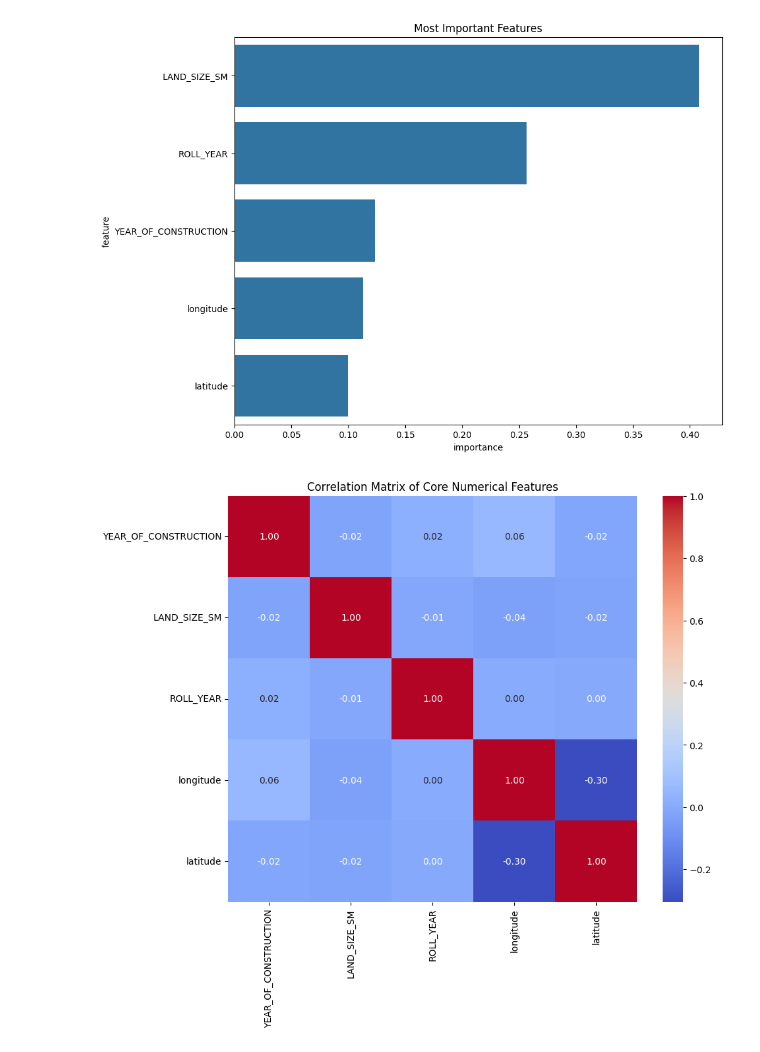
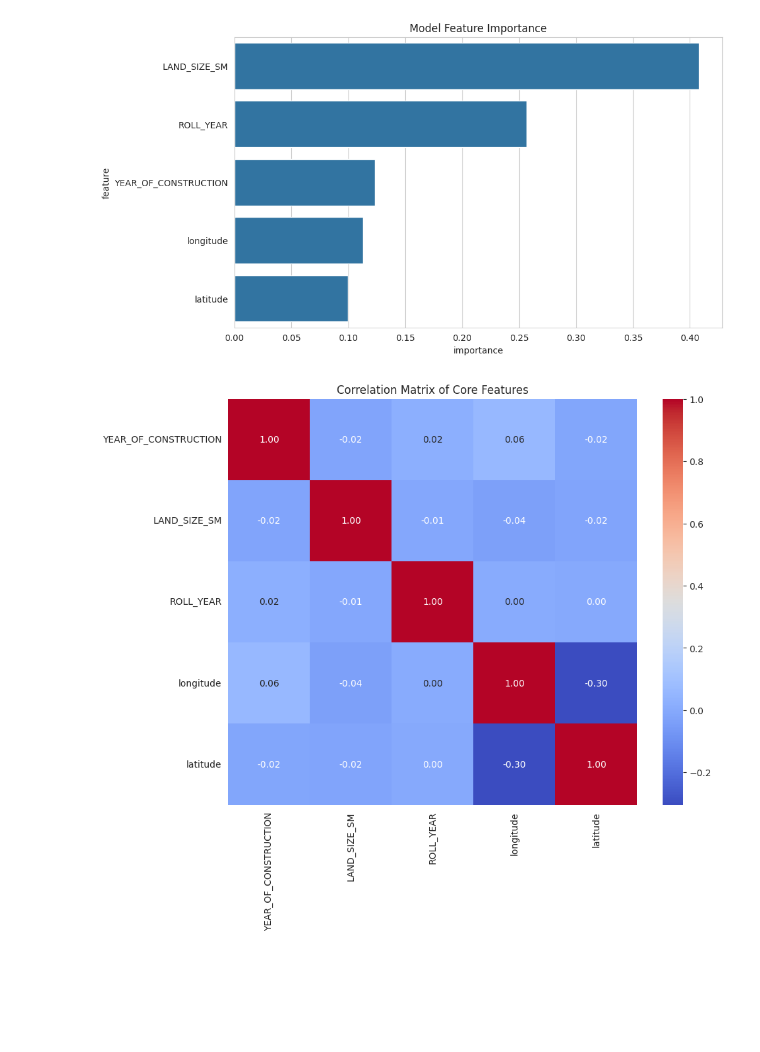
Before and after one commit to mikebaloun/Predicting-Calgary-Real-Estate-Property-Value, a Jupyter notebook: Predicting_Calgary_Property_Value.ipynb, the cells around one changed output. Cells and saved outputs as stored; diff of their text form; code cells hidden in the pictures; blank space fills up the shorter version.

```diff
--- a/Predicting_Calgary_Property_Value.ipynb
+++ b/Predicting_Calgary_Property_Value.ipynb
@@ -136,36 +143,28 @@ Percentage of data removed: 0.26%
 # %%
 import matplotlib.pyplot as plt
 import seaborn as sns
 
-# Get the feature importances from the trained model
+# Plot 2: Feature Importance
 importances = xgbr.feature_importances_
 feature_importances = pd.DataFrame({
     'feature': X_train.columns,
     'importance': importances
-}).sort_values('importance', ascending=False).head(15)
-
-# Plot the feature importances
-plt.figure(figsize=(10, 8))
+}).sort_values('importance', ascending=False)
+plt.figure(figsize=(10, 6))
 sns.barplot(x='importance', y='feature', data=feature_importances)
-plt.title('Most Important Features')
+plt.title('Model Feature Importance')
 plt.show()
 # %% [output]
-[figure, old version]
+[figure, new version]
 # %%
 import matplotlib.pyplot as plt
 import seaborn as sns
 
-# We will use model_df before it was one-hot encoded to see the core relationships
-# We drop the target variable as we only want to see correlations between independent variables
-features_for_corr = model_df.drop('ASSESSED_VALUE', axis=1)
-
-# Calculate the correlation matrix
-corr_matrix = features_for_corr.corr()
-
-# Create the heatmap
+# Plot 3: Correlation Matrix of Features
+corr_matrix = X.corr()
 plt.figure(figsize=(10, 8))
 sns.heatmap(corr_matrix, annot=True, cmap='coolwarm', fmt=".2f")
-plt.title('Correlation Matrix of Core Numerical Features')
+plt.title('Correlation Matrix of Core Features')
 plt.show()
 # %% [output]
-[figure, old version]
+[figure, new version]
```
Also changed, not shown: parts of 3 cells of this notebook.
